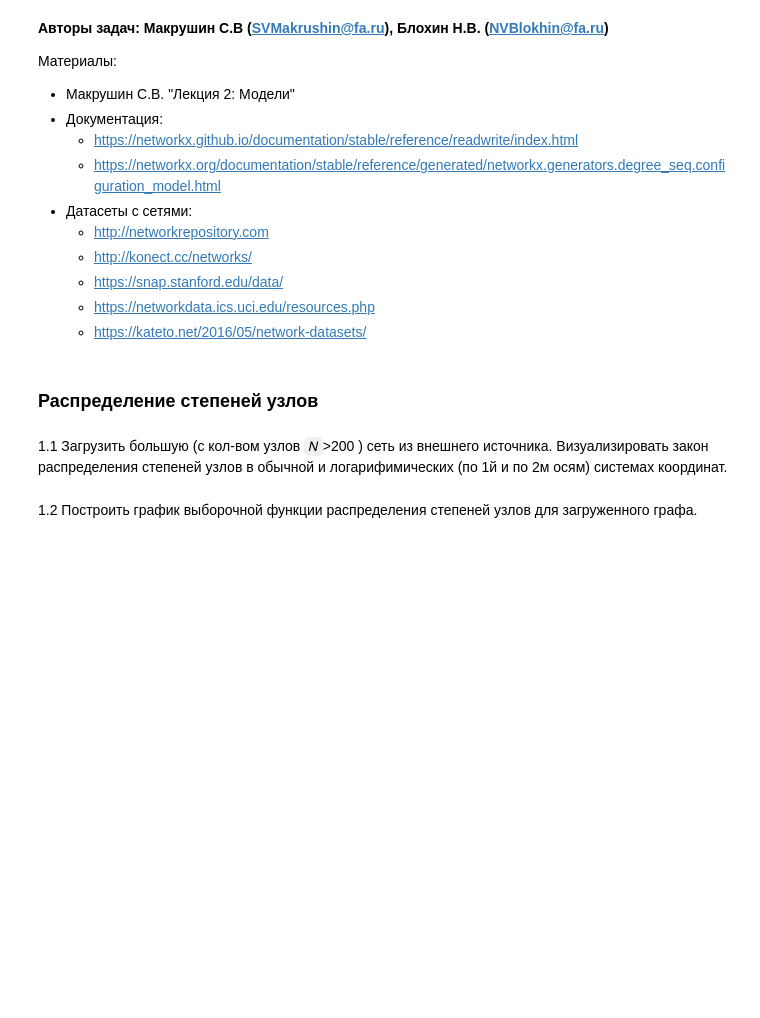
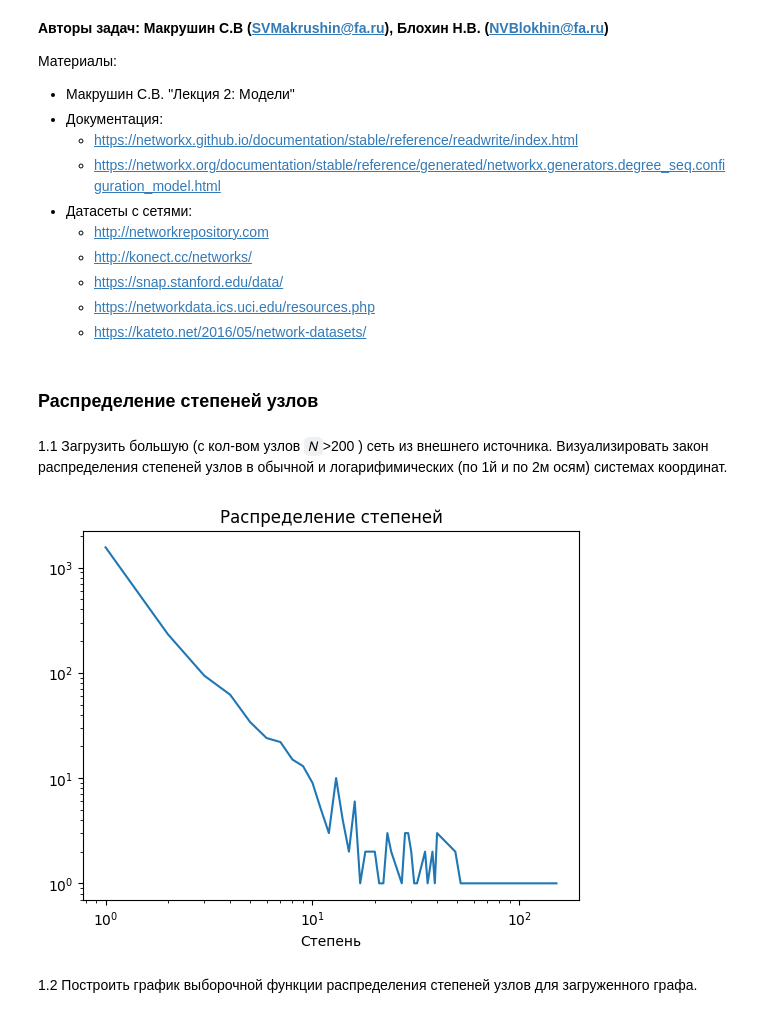
Before and after one commit to AndBoyS/fu-gml-seminars-public, a Jupyter notebook: 02_models/02_models_Фамилия_Имя_Группа.ipynb, the cells around one changed output. Saved outputs shown, nothing was run; the diff lists cells and outputs as text; code cells hidden in the pictures; blank space fills up the shorter version.

```diff
--- a/02_models/02_models_Фамилия_Имя_Группа.ipynb
+++ b/02_models/02_models_Фамилия_Имя_Группа.ipynb
@@ -18,5 +29,17 @@ __Авторы задач: Макрушин С.В (SVMakrushin@fa.ru), Блох
 ### Распределение степеней узлов
 # %% [markdown]
 1.1 Загрузить большую (с кол-вом узлов `𝑁`>200 ) сеть из внешнего источника. Визуализировать закон распределения степеней узлов в обычной и логарифимических (по 1й и по 2м осям) системах координат.
+# %%
+G = nx.read_weighted_edgelist('data/rt_assad.edges', delimiter=',')
+# nx.draw(G)
+# %%
+counts = degree_tools.get_count(G)
+ax = counts.sort_index().plot()
+ax.set_xscale('log')
+ax.set_yscale('log')
+ax.set_title('Распределение степеней')
+ax.set_xlabel('Степень');
+# %% [output]
+[figure, added]
 # %% [markdown]
 1.2 Построить график выборочной функции распределения степеней узлов для загруженного графа.
```
Also changed, not shown: parts of 4 cells of this notebook, 2 other files.
